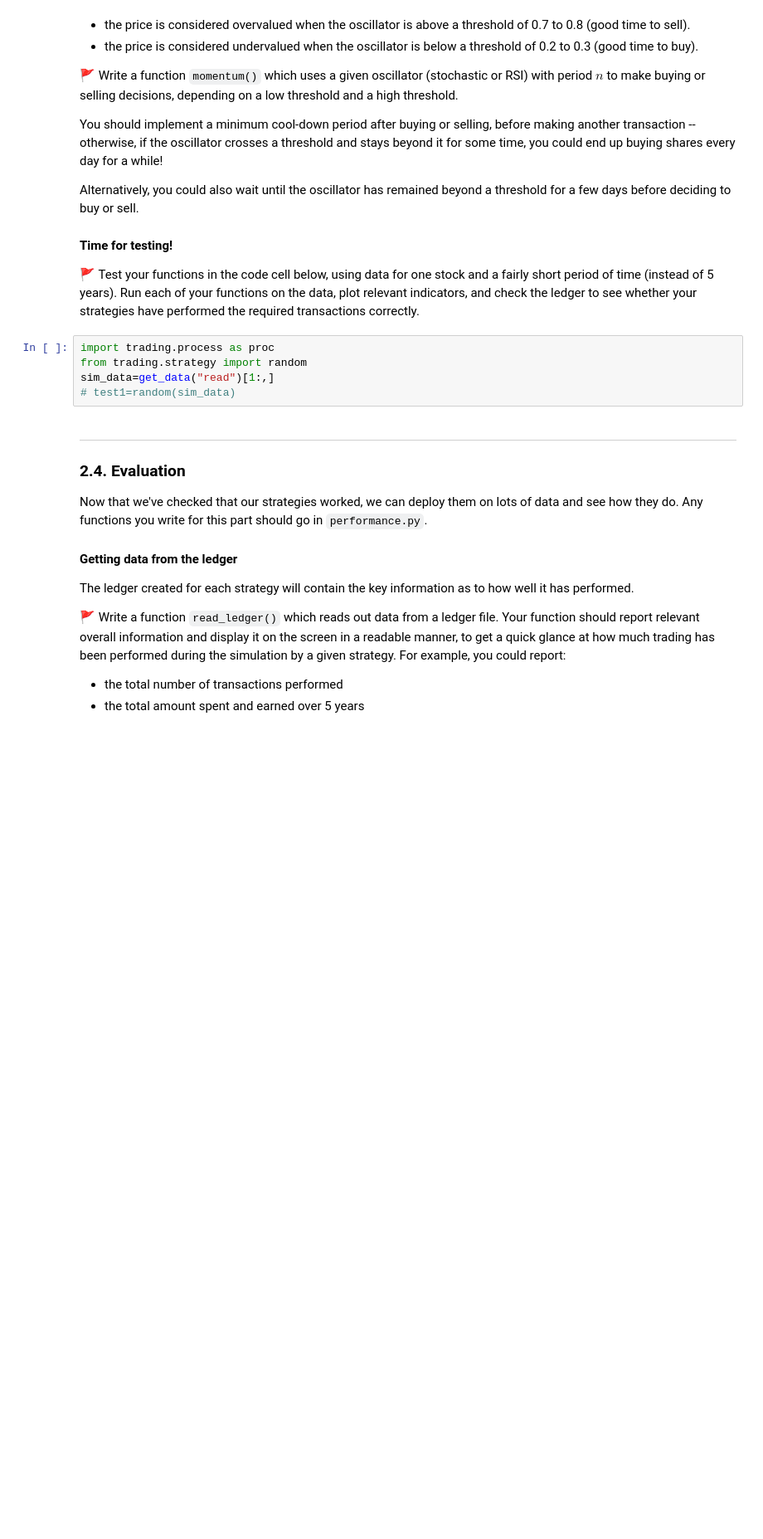
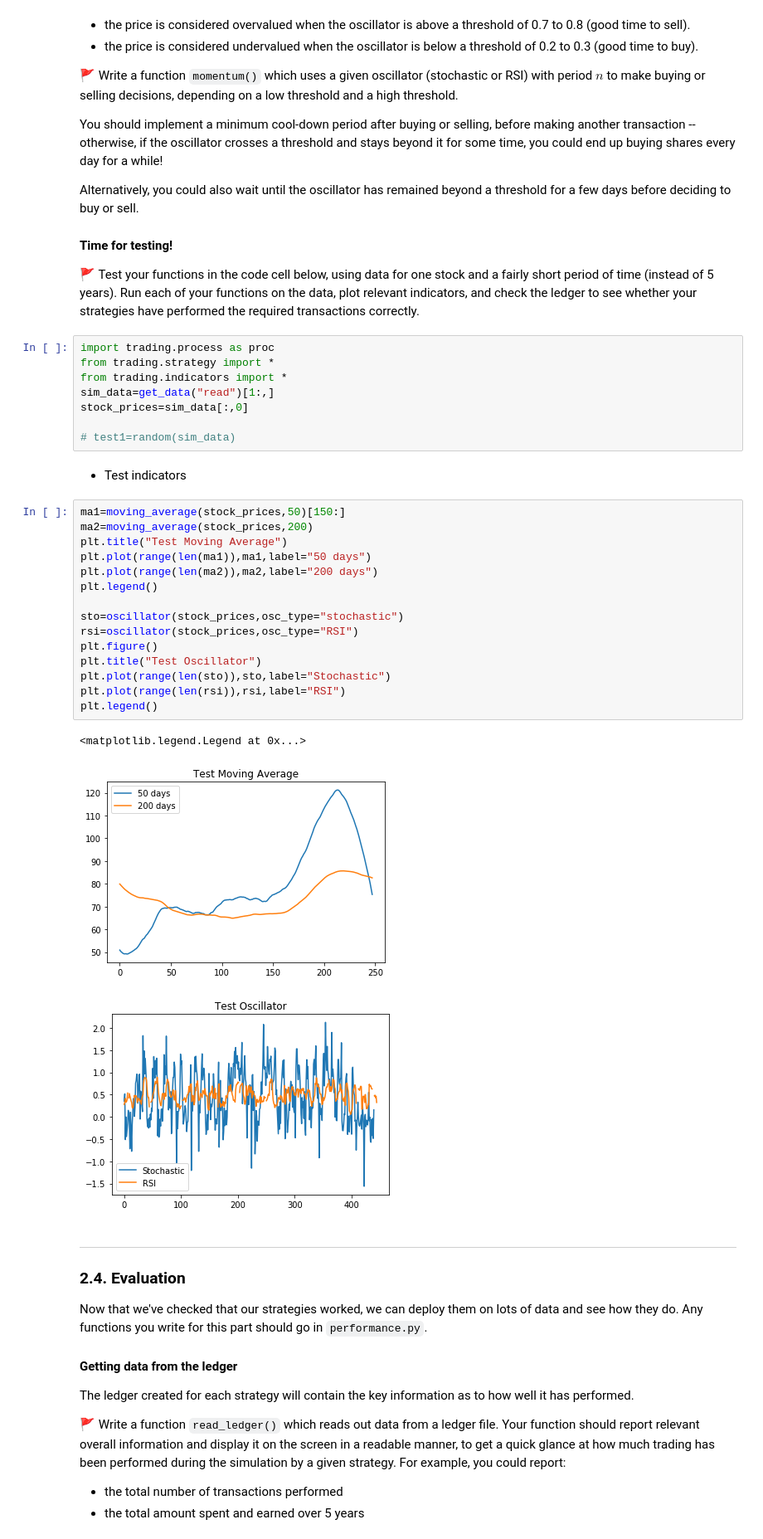
Before and after one commit to Yourdaylight/pp-project-1-master, a Jupyter notebook: project-1-notebook.ipynb, the cells around one changed output. Shown: that part at 83% size. Drawn from its saved outputs; the diff is of its cells as text; blank space fills up the shorter version.

```diff
--- a/project-1-notebook.ipynb
+++ b/project-1-notebook.ipynb
@@ -426,9 +421,33 @@ Alternatively, you could also wait until the oscillator has remained beyond a th
 🚩 Test your functions in the code cell below, using data for one stock and a fairly short period of time (instead of 5 years). Run each of your functions on the data, plot relevant indicators, and check the ledger to see whether your strategies have performed the required transactions correctly.
 # %%
 import trading.process as proc
-from trading.strategy import random
+from trading.strategy import *
+from trading.indicators import *
 sim_data=get_data("read")[1:,]
+stock_prices=sim_data[:,0]
+
 # test1=random(sim_data)
+# %% [markdown]
+- Test indicators
+# %%
+ma1=moving_average(stock_prices,50)[150:]
+ma2=moving_average(stock_prices,200)
+plt.title("Test Moving Average")
+plt.plot(range(len(ma1)),ma1,label="50 days")
+plt.plot(range(len(ma2)),ma2,label="200 days")
+plt.legend()
+
+sto=oscillator(stock_prices,osc_type="stochastic")
+rsi=oscillator(stock_prices,osc_type="RSI")
+plt.figure()
+plt.title("Test Oscillator")
+plt.plot(range(len(sto)),sto,label="Stochastic")
+plt.plot(range(len(rsi)),rsi,label="RSI")
+plt.legend()
+# %% [output]
+<matplotlib.legend.Legend at 0x...>
+[figure, added]
+[figure, added]
 # %% [markdown]
 ---
 ### 2.4. Evaluation
```
Also changed, not shown: parts of 3 cells of this notebook, 3 other files.
